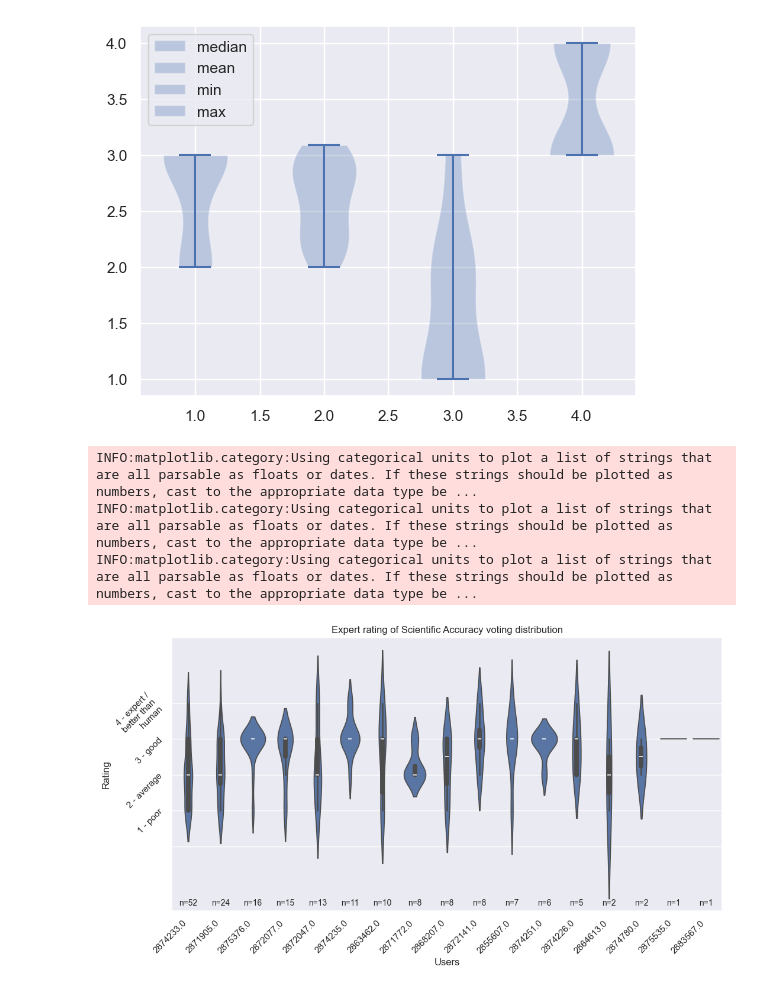
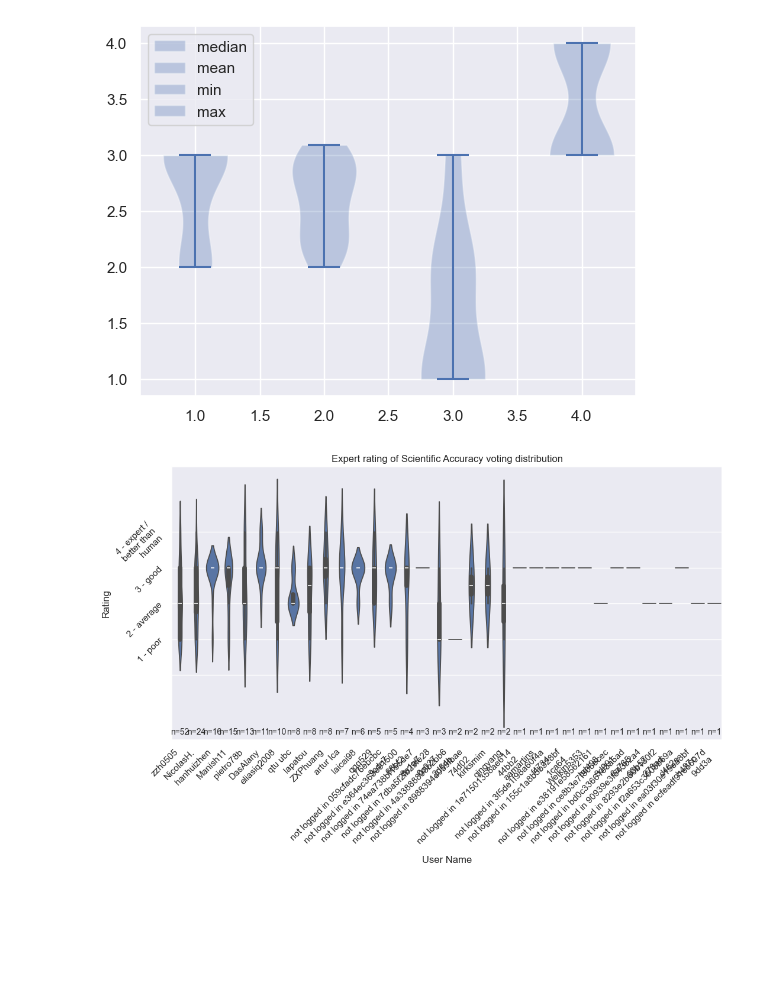
Before and after one commit to tur-ium/unep-life-cycle-assessment-ml-paper-evaluation, a Jupyter notebook: analysis_notebook_q2.ipynb, the cells around one changed output. Drawn from its saved outputs; the diff is of its cells as text; code cells hidden in the pictures; blank space fills up the shorter version.

```diff
--- a/analysis_notebook_q2.ipynb
+++ b/analysis_notebook_q2.ipynb
@@ -305,8 +271,8 @@ wrap_labels(plt.gca(), width=15)
 
 
 # Add number of data points to each bar
-for i, user_id in enumerate(combined_final['#llm_model'].unique()):
-    count = combined_final[combined_final['#llm_model'] == user_id]['T2_score'].count()
+for i, user_name in enumerate(combined_final['#llm_model'].unique()):
+    count = combined_final[combined_final['#llm_model'] == user_name]['T2_score'].count()
     ax.text(i, ax.get_ylim()[0] + 0.1, f'n={count}', ha='center', va='bottom', fontsize=10)
 
 ax.get_legend().remove()
@@ -344,8 +310,8 @@ plt.xticks(rotation=45, ha='right')
 wrap_labels(plt.gca(), width=15)
 
 # Add number of data points to each bar
-for i, user_id in enumerate(combined_final['#llm_model'].unique()):
-    count = combined_final[combined_final['#llm_model'] == user_id]['T2_score'].count()
+for i, user_name in enumerate(combined_final['#llm_model'].unique()):
+    count = combined_final[combined_final['#llm_model'] == user_name]['T2_score'].count()
     ax.text(i, ax.get_ylim()[1] - 0.1, f'n={count}', ha='center', va='top', fontsize=10)
 
 ax.get_legend().remove()
@@ -450,8 +416,8 @@ plt.show()
 # %%
 classifications_df = pd.read_csv(classifications_csv_path)
 # %%
-classifications_with_userid = combined_final.merge(classifications_df,left_on='original_index',right_on='classification_id')
+classifications_with_username = combined_final.merge(classifications_df,left_on='original_index',right_on='classification_id')
 # %%
-count_q2_answers_by_user_df = classifications_with_userid.groupby('user_id').T2.count().sort_values(ascending=False)
+count_q2_answers_by_user_df = classifications_with_username.groupby('user_name').T2.count().sort_values(ascending=False)
 count_q2_answers_by_user_df
 # %% [output]
@@ -529,26 +493,23 @@ plt.show()
 # %%
 plt.figure(figsize=(12, 6))
 
 colors = sns.color_palette("light:#5A9", as_cmap=True)
 
 plt.title('Expert rating of Scientific Accuracy voting distribution')
-plt.xlabel('User Id')
+plt.xlabel('User Name')
 plt.ylabel('Rating')
 plt.yticks(np.arange(0,5,1), ylabels_text)
 
-ax = sns.violinplot(x='user_id', y='T2_score', data=classifications_with_userid, order=list(count_q2_answers_by_user_df.index))
+ax = sns.violinplot(x='user_name', y='T2_score', data=classifications_with_username, order=list(count_q2_answers_by_user_df.index))
 
 # Add number of data points to each bar
-for i, user_id in enumerate(count_q2_answers_by_user_df.index):
-    count = count_q2_answers_by_user_df[user_id]
+for i, user_name in enumerate(count_q2_answers_by_user_df.index):
+    count = count_q2_answers_by_user_df[user_name]
     ax.text(i, ax.get_ylim()[0] + 0.1, f'n={count}', ha='center', va='bottom', fontsize=10)
 
 # Rotate x-tick labels and adjust alignment
 plt.xticks(rotation=45, ha='right')
 wrap_labels(plt.gca(), width=15)
 plt.show()
 # %% [output]
-INFO:matplotlib.category:Using categorical units to plot a list of strings that are all parsable as floats or dates. If these strings should be plotted as numbers, cast to the appropriate data type be ...
-INFO:matplotlib.category:Using categorical units to plot a list of strings that are all parsable as floats or dates. If these strings should be plotted as numbers, cast to the appropriate data type be ...
-INFO:matplotlib.category:Using categorical units to plot a list of strings that are all parsable as floats or dates. If these strings should be plotted as numbers, cast to the appropriate data type be ...
-[figure, old version]
+[figure, new version]
```
Also changed, not shown: parts of 21 cells of this notebook, 5 other files.
